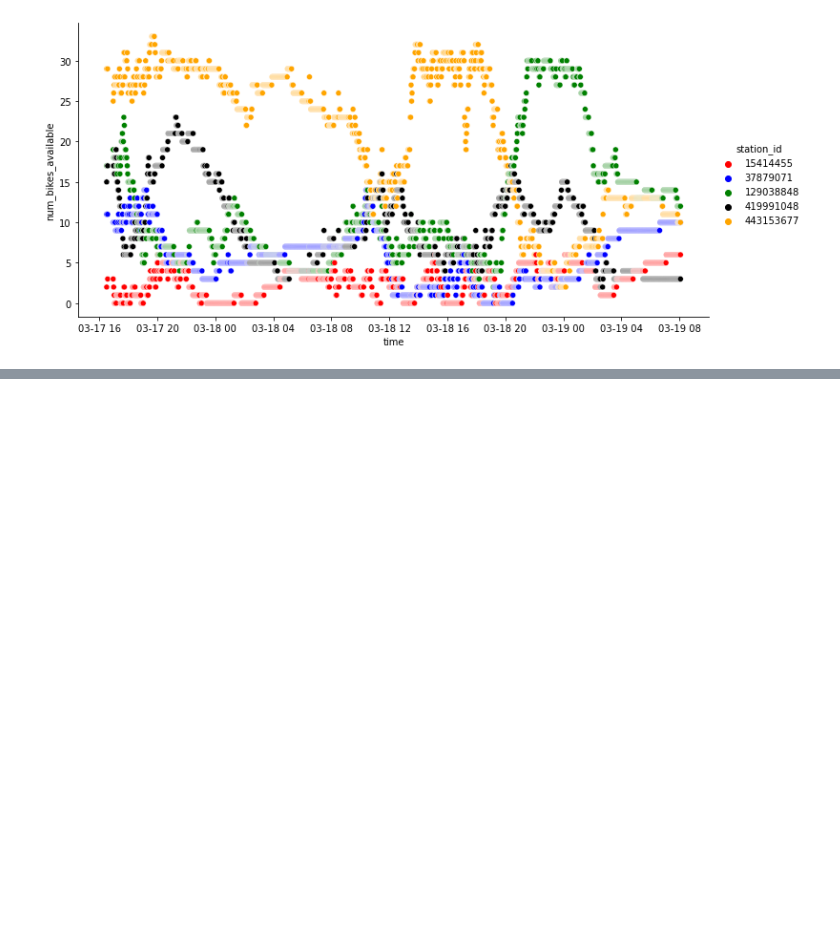
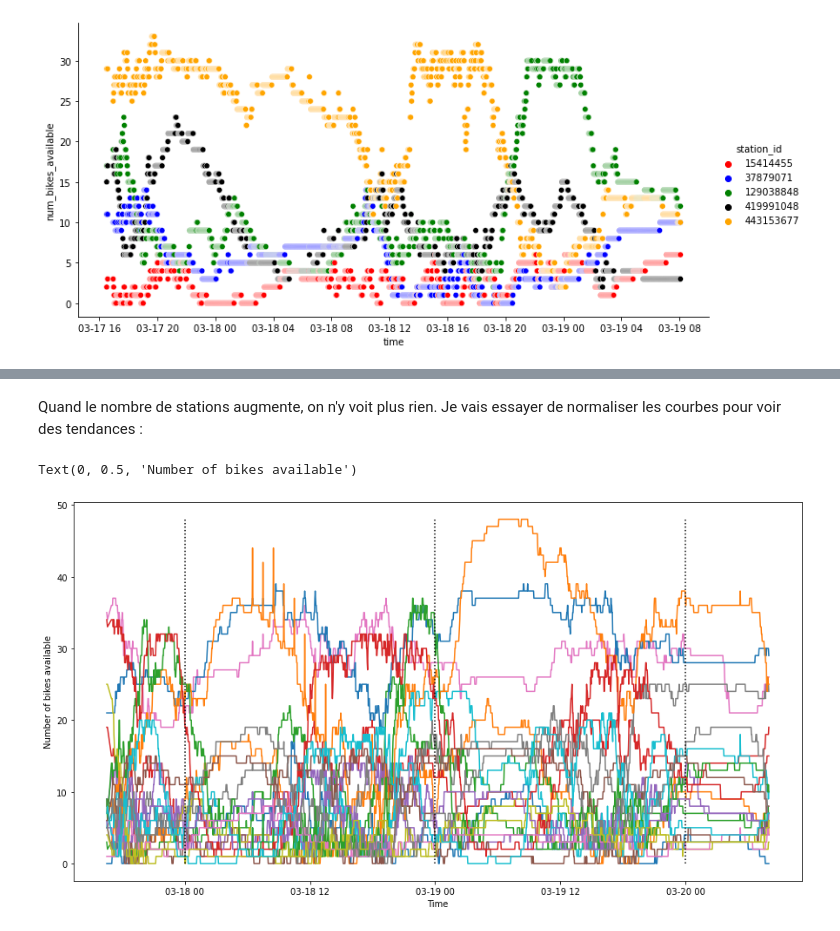
Before and after one commit to OFloyd/formation_greta, a Jupyter notebook: projet/premiere_analyse.ipynb, the cells around one changed output, grey strips where cells are left out. Drawn from its saved outputs; the diff is of its cells as text; code cells hidden in the pictures; blank space fills up the shorter version.

```diff
--- a/projet/premiere_analyse.ipynb
+++ b/projet/premiere_analyse.ipynb
@@ -160,0 +205,26 @@ Pour ce petit échantillon, on voit bien des oscillations au cours du temps, mai
+# %% [markdown]
+Quand le nombre de stations augmente, on n'y voit plus rien. Je vais essayer de normaliser les courbes pour voir des tendances :
+# %%
+# station_red=random.sample(station_list, 20)
+station_red=[82588494, 82566934, 35137730, 252301607, 210397939, 42603855, 34742973,
+             128890772, 210580039, 349750111, 235241110, 78348185, 54000621, 54000547,
+             303102719, 1055553396, 208795867, 129164969, 82379648, 323468705]
+
+df_red=df[ df['station_id'].isin(station_red)]
+
+plt.figure(figsize=(15,8))
+for station in station_red:
+               plt.plot('time', 'num_bikes_available', data=df_red[ df_red['station_id'] == station])
+
+y_day_delim=[0,df_red.num_bikes_available.max()]
+x_day_delim1=[datetime.datetime(2023,3,18),datetime.datetime(2023,3,18)]
+x_day_delim2=[datetime.datetime(2023,3,19),datetime.datetime(2023,3,19)]
+x_day_delim3=[datetime.datetime(2023,3,20),datetime.datetime(2023,3,20)]
+plt.plot(x_day_delim1, y_day_delim, color='black', linestyle='dotted')
+plt.plot(x_day_delim2, y_day_delim, color='black', linestyle='dotted')
+plt.plot(x_day_delim3, y_day_delim, color='black', linestyle='dotted')
+plt.xlabel('Time')
+plt.ylabel('Number of bikes available')
+# %% [output]
+Text(0, 0.5, 'Number of bikes available')
+[figure, added]
```
Also changed, not shown: parts of 21 cells of this notebook.
